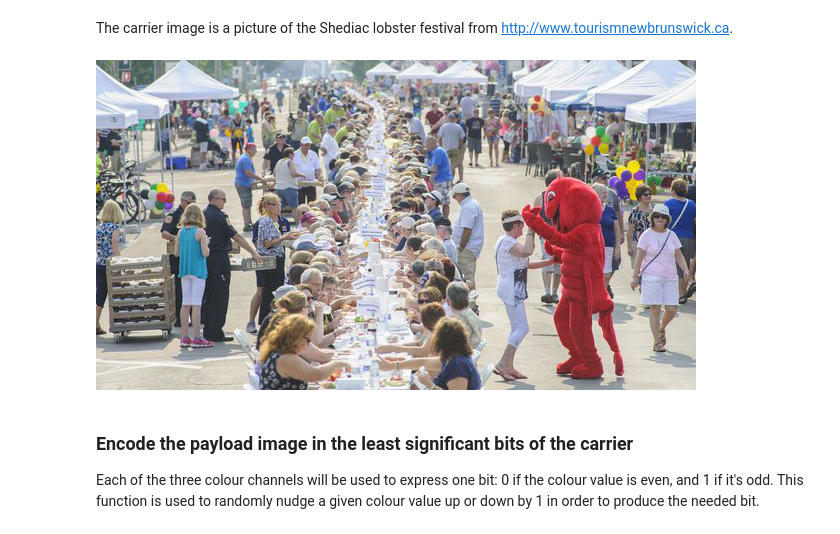
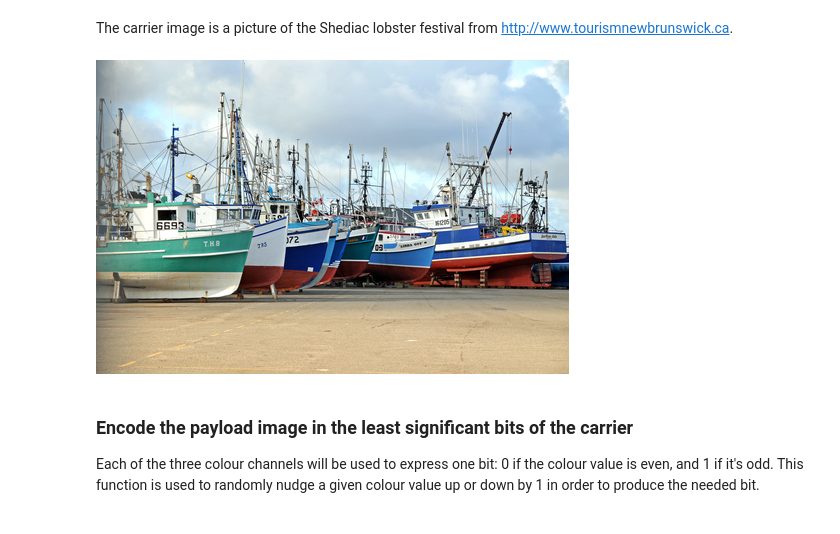
Before and after one commit to cwf2/clas-3801, a Jupyter notebook: Week 08 - Working with Colour/prep/Prep - Three-bit stego.ipynb, the cells around one changed output. Cells and saved outputs as stored; diff of their text form; code cells hidden in the pictures.

```diff
--- a/Week 08 - Working with Colour/prep/Prep - Three-bit stego.ipynb
+++ b/Week 08 - Working with Colour/prep/Prep - Three-bit stego.ipynb
@@ -33,10 +23,10 @@ payload = foo
 # %% [markdown]
 The carrier image is a picture of the Shediac lobster festival from http://www.tourismnewbrunswick.ca.
 # %%
-carrier = Image.open('LobsterFestival_039.jpg')
+carrier = Image.open('boats.png')
 display(carrier)
 # %% [output]
-[figure, old version]
+[figure, new version]
 # %% [markdown]
 ### Encode the payload image in the least significant bits of the carrier
 
```
Also changed, not shown: parts of 8 cells of this notebook, 10 other files.
